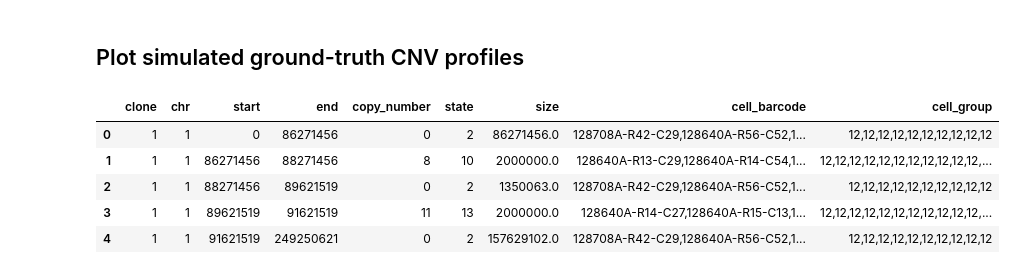
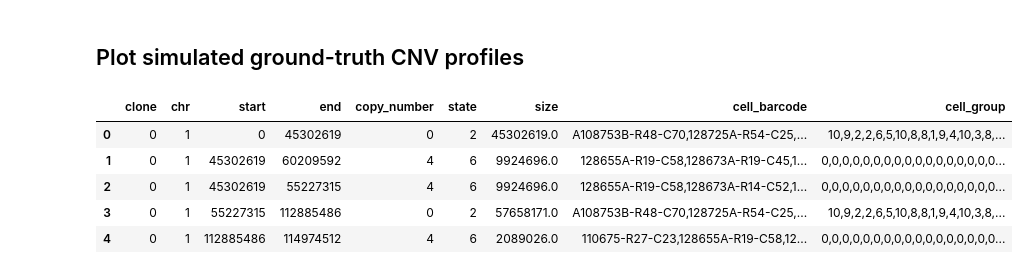
Before and after one commit to eunseos/cnv_simulator, a Jupyter notebook: notebooks/cnv_profile_plots.ipynb, the cells around one changed output. Cells and saved outputs as stored; diff of their text form; code cells hidden in the pictures.

```diff
--- a/notebooks/cnv_profile_plots.ipynb
+++ b/notebooks/cnv_profile_plots.ipynb
@@ -13,15 +13,20 @@ DATADIR = f"{BASEDIR}/data"
 ## Plot simulated ground-truth CNV profiles
 # %%
 # Load CNV profile data
-test_name = "minitest_c1_1"
+test_name = "minitest_c3_6"
 cnv_profile_df = pd.read_csv(f"{DATADIR}/small_cnv_profiles/{test_name}_cnv_profile.tsv", sep="\t")
 
-cnv_profile_df
+# Set figure directory and make if it doesn't exist
+FIGDIR = f"{BASEDIR}/figs/{test_name}"
+if not os.path.exists(FIGDIR):
+    os.makedirs(FIGDIR)
+
+cnv_profile_df.head()
 # %% [output]
 |  | clone | chr | start | end | copy_number | state | size | cell_barcode | cell_group |
-| 0 | 1 | 1 | 0 | 86271456 | 0 | 2 | 86271456.0 | 128708A-R42-C29,128640A-R56-C52,1... | 12,12,12,12,12,12,12,12,12,12 |
-| 1 | 1 | 1 | 86271456 | 88271456 | 8 | 10 | 2000000.0 | 128640A-R13-C29,128640A-R14-C54,1... | 12,12,12,12,12,12,12,12,12,12,12,... |
-| 2 | 1 | 1 | 88271456 | 89621519 | 0 | 2 | 1350063.0 | 128708A-R42-C29,128640A-R56-C52,1... | 12,12,12,12,12,12,12,12,12,12 |
-| 3 | 1 | 1 | 89621519 | 91621519 | 11 | 13 | 2000000.0 | 128640A-R14-C27,128640A-R15-C13,1... | 12,12,12,12,12,12,12,12,12,12,12,... |
-| 4 | 1 | 1 | 91621519 | 249250621 | 0 | 2 | 157629102.0 | 128708A-R42-C29,128640A-R56-C52,1... | 12,12,12,12,12,12,12,12,12,12 |
+| 0 | 0 | 1 | 0 | 45302619 | 0 | 2 | 45302619.0 | A108753B-R48-C70,128725A-R54-C25,... | 10,9,2,2,6,5,10,8,8,1,9,4,10,3,8,... |
+| 1 | 0 | 1 | 45302619 | 60209592 | 4 | 6 | 9924696.0 | 128655A-R19-C58,128673A-R19-C45,1... | 0,0,0,0,0,0,0,0,0,0,0,0,0,0,0,0,0... |
+| 2 | 0 | 1 | 45302619 | 55227315 | 4 | 6 | 9924696.0 | 128655A-R19-C58,128673A-R14-C52,1... | 0,0,0,0,0,0,0,0,0,0,0,0,0,0,0,0,0... |
+| 3 | 0 | 1 | 55227315 | 112885486 | 0 | 2 | 57658171.0 | A108753B-R48-C70,128725A-R54-C25,... | 10,9,2,2,6,5,10,8,8,1,9,4,10,3,8,... |
+| 4 | 0 | 1 | 112885486 | 114974512 | 4 | 6 | 2089026.0 | 110675-R27-C23,128655A-R19-C58,12... | 0,0,0,0,0,0,0,0,0,0,0,0,0,0,0,0,0... |
 # %%
```
Also changed, not shown: parts of 3 cells of this notebook, 9 other files.
